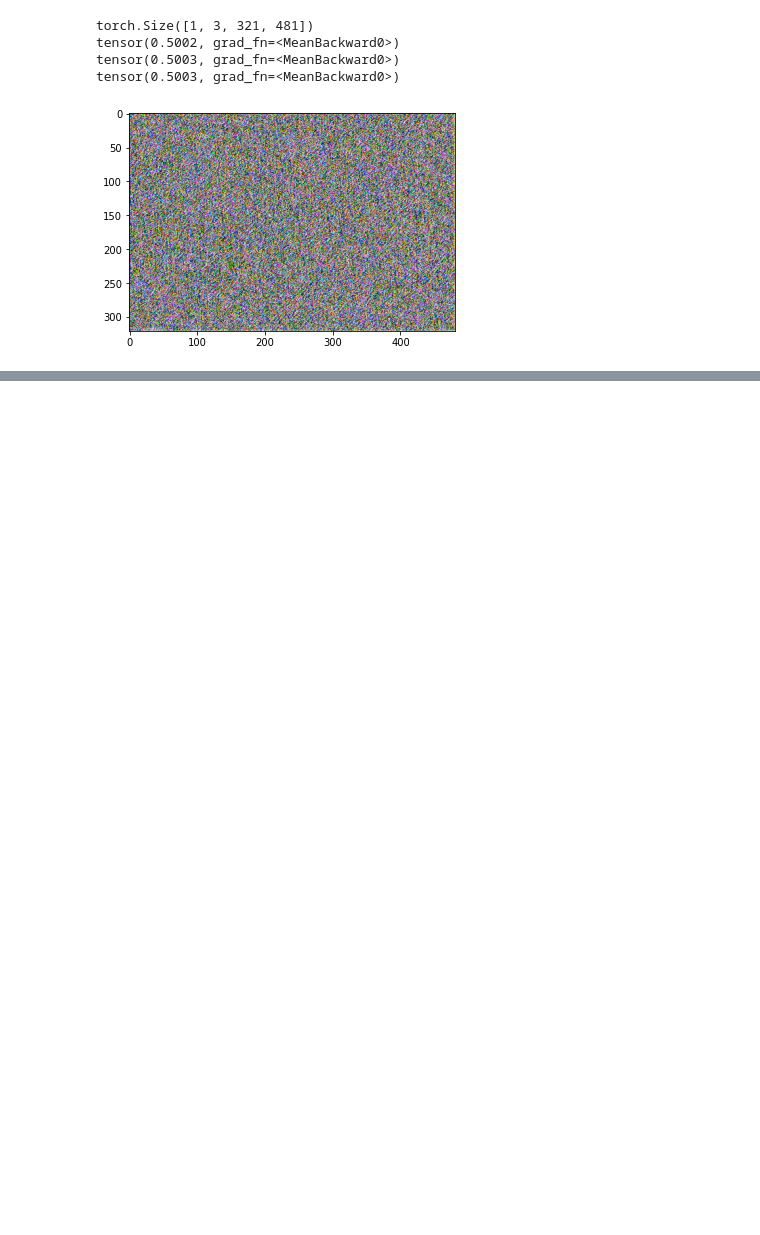
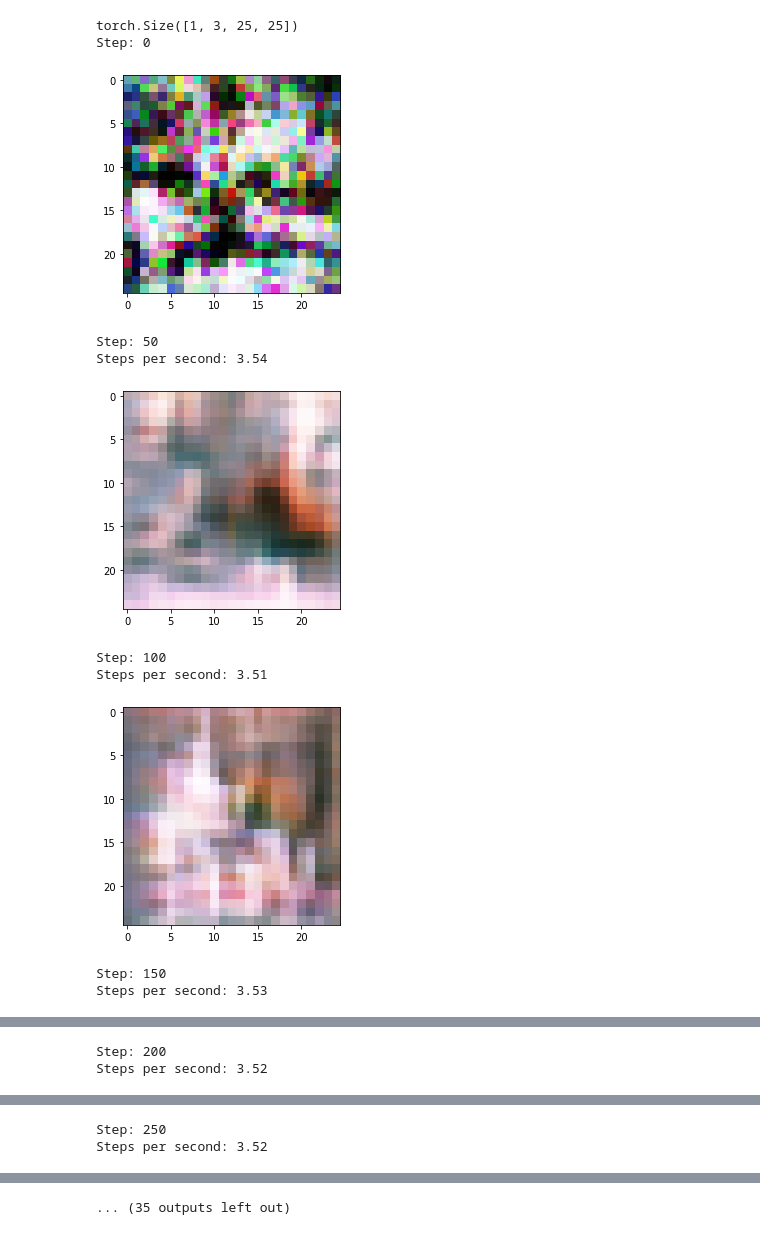
Before and after one commit to denizmsayin/singan, a Jupyter notebook: run.ipynb, the cells around one changed output, grey strips where cells are left out. Drawn from its saved outputs; the diff is of its cells as text; code cells hidden in the pictures; blank space fills up the shorter version.

Commit message:
probably correct implementation with WGAN-GP

```diff
--- a/run.ipynb
+++ b/run.ipynb
@@ -69,7 +81,7 @@ EXAMPLE_IDX = 11
 IMG_LIST = sorted(os.listdir(DS_DIR))
 EXAMPLE_IMG_PATH = os.path.join(DS_DIR, IMG_LIST[EXAMPLE_IDX])
 
-orig_img_uint = np.array(Image.open(EXAMPLE_IMG_PATH))
+orig_img_uint = np.array(Image.open(EXAMPLE_IMG_PATH).resize((25, 25), Image.BICUBIC))
 plt.imshow(orig_img_uint)
 # %% [output]
 Dataset already downloaded
@@ -78,12 +90,15 @@ Dataset already downloaded
 # %%
 # as given in the paper (LR decrease not implemented)
-LEARNING_RATE = 0.0005
+LEARNING_RATE = 0.005
 BETA_1 = 0.5
 BETA_2 = 0.999
 NUM_ITERS = 2000
 GEN_STEP_PER_ITER = 3
 DIS_STEP_PER_ITER = 3
 REC_ALPHA = 10.0
+GP_WEIGHT = 0.1
+
+PRINT_EVERY = 50
 # %%
 
 
@@ -98,11 +113,12 @@ def net2img(img_float):
   hwc = np.transpose(chw, (1, 2, 0))
   return ((hwc + 1.0) * 127.5).astype('uint8')
 
-generator = SGNet(output_channels=3, final_activation=nn.Tanh())
-discriminator = SGNet(output_channels=1, final_activation=nn.Sigmoid()) # final_activation=nn.Identity())
+generator = SGNet(output_channels=3)
+patch_critic = SGNet(output_channels=1, final_activation=nn.Identity(), final_bn=False)
+critic = torch.nn.Sequential(patch_critic, Mean())
 
 gen_optimizer = torch.optim.Adam(generator.parameters(), LEARNING_RATE, (BETA_1, BETA_2))
-dis_optimizer = torch.optim.Adam(discriminator.parameters(), LEARNING_RATE, (BETA_1, BETA_2))
+dis_optimizer = torch.optim.Adam(critic.parameters(), LEARNING_RATE, (BETA_1, BETA_2))
 
 orig_img = img2net(orig_img_uint)
 print(orig_img.shape)
@@ -111,7 +127,6 @@ def sample_noise():
   return torch.from_numpy(np.random.uniform(-1, 1, size=orig_img.shape).astype('float32'))
 
 z_rec = sample_noise()
-bce = nn.BCELoss()
 mse = nn.MSELoss()
 
 for step in range(NUM_ITERS):
@@ -119,46 +134,61 @@ for step in range(NUM_ITERS):
   # real 1, fake 0
 
   for _ in range(GEN_STEP_PER_ITER):
     gen_optimizer.zero_grad()
 
     z = sample_noise()
     fake_img = generator(z)
 
     # adversarial loss
-    discr_out = discriminator(fake_img) # (N, C, H , W)
-    discr_score = torch.mean(discr_out)
-    print(discr_score)
-    adv_loss = bce(discr_score, torch.scalar_tensor(1.0))
-
+    adv_loss = -critic(fake_img)
 
     # reconstruction loss
     rec_img = generator(z_rec)
     rec_loss = mse(orig_img, rec_img)
 
     gen_loss = adv_loss + REC_ALPHA * rec_loss
     gen_loss.backward()
     gen_optimizer.step()
 
   for _ in range(DIS_STEP_PER_ITER):
     dis_optimizer.zero_grad()
 
     z = sample_noise()
     fake_img = generator(z)
+    epsilon = np.random.uniform(0, 1)
 
     # adversarial loss
-    discr_batch = torch.cat((orig_img, fake_img))
-    discr_out = discriminator(discr_batch) # (2, 1, H, W) -> (2,)
-    discr_out_flat = discr_out.reshape(2, -1) # (2, H*W)
-    discr_scores = torch.mean(discr_out_flat, axis=-1) # (2,)
+    # take a sample from the line between the real and generated images
+    # for use in the gradient penalty (Impr. Training of WGANs)
+    grad_sample = epsilon * orig_img + (1 - epsilon) * fake_img
+    f_grad_sample = critic(grad_sample)
+    grad, = torch.autograd.grad(f_grad_sample, grad_sample, create_graph=True)
+    grad_loss = (torch.norm(grad) - 1)**2
 
-    adv_loss = bce(discr_scores, torch.Tensor([1.0, 0.0]))
+    adv_loss = critic(fake_img) - critic(orig_img) + GP_WEIGHT * grad_loss
     adv_loss.backward()
     dis_optimizer.step()
 
-  plt.imshow(net2img(fake_img))
+  if step % PRINT_EVERY == 0:
+    print('Step: {}'.format(step))
+    if step != 0:
+      elapsed = time() - last_print
+      print('Steps per second: {:.2f}'.format(PRINT_EVERY / elapsed))
+    plt.imshow(net2img(fake_img))
+    plt.show()
+    last_print = time()
+
+plt.imshow(net2img(generator(z_rec)))
+plt.show()
 # %% [output]
-torch.Size([1, 3, 321, 481])
-tensor(0.5002, grad_fn=<MeanBackward0>)
-tensor(0.5003, grad_fn=<MeanBackward0>)
-tensor(0.5003, grad_fn=<MeanBackward0>)
+torch.Size([1, 3, 25, 25])
+Step: 0
-[figure, old version]
+[figure, new version]
+Step: 50
+Steps per second: 3.54
+[figure, added]
+Step: 100
+Steps per second: 3.51
+[figure, added]
+Step: 150
+Steps per second: 3.53
@@ -164,0 +196,2 @@ tensor(0.5003, grad_fn=<MeanBackward0>)
+Step: 200
+Steps per second: 3.52
@@ -164,0 +199,2 @@ tensor(0.5003, grad_fn=<MeanBackward0>)
+Step: 250
+Steps per second: 3.52
@@ -164,0 +202 @@ tensor(0.5003, grad_fn=<MeanBackward0>)
+... (35 outputs left out)
```
Also changed, not shown: parts of 5 cells of this notebook.
